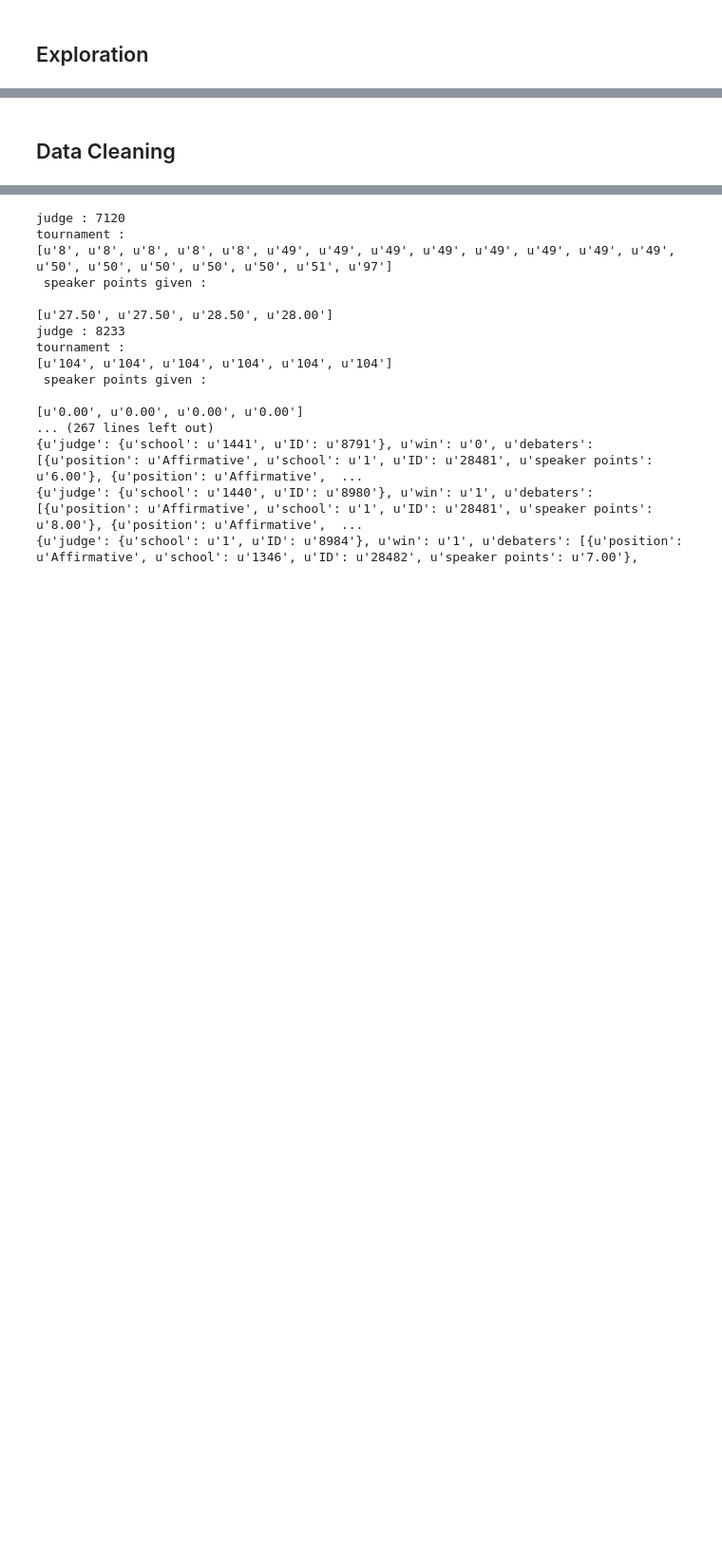
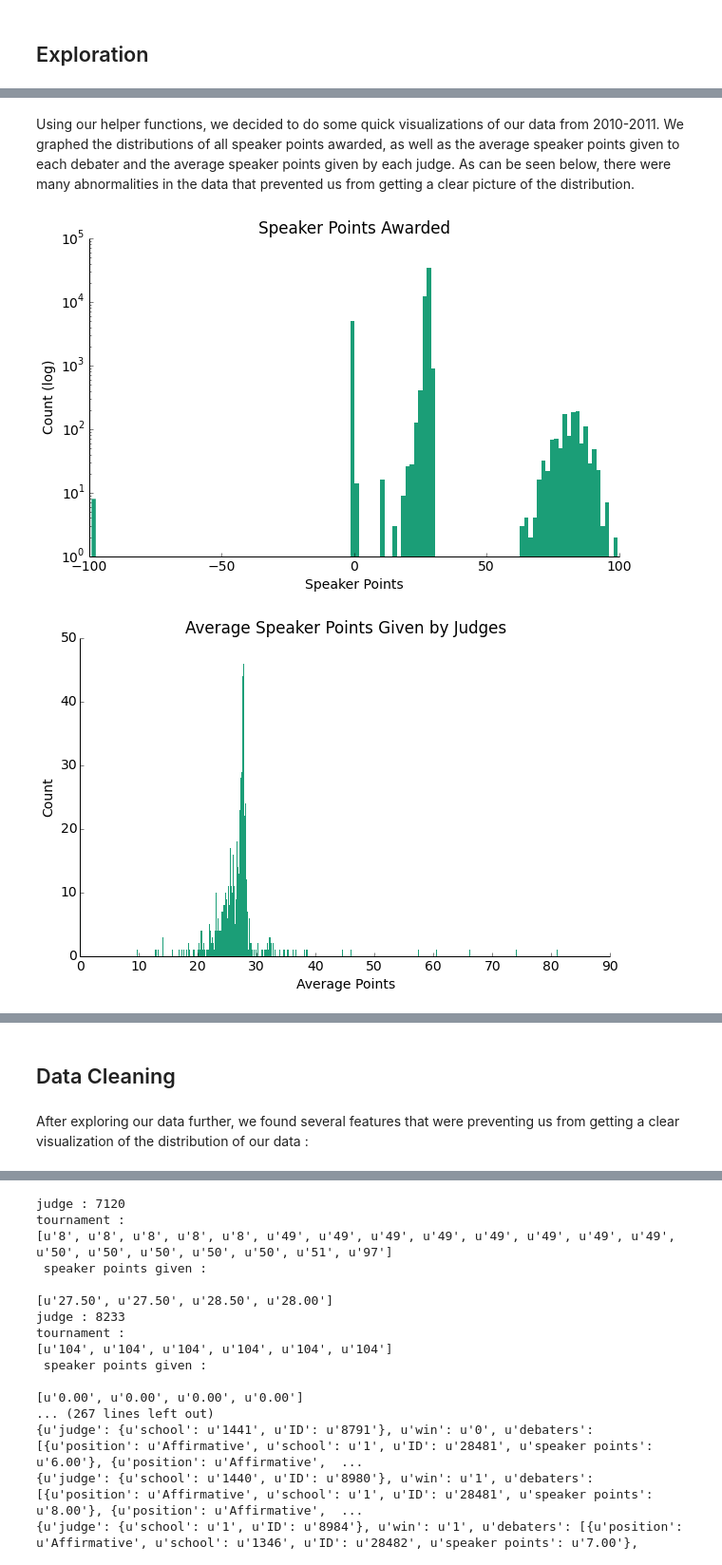
Before and after one commit to JCSchiavone/Policy-Debate-TrueScore, a Jupyter notebook: CS109_FINAL_PROJECT_NOTEBOOK.ipynb, the cells around one changed output, grey strips where cells are left out. Shown: that part at 95% size. Drawn from its saved outputs; the diff is of its cells as text; code cells hidden in the pictures; blank space fills up the shorter version.

```diff
--- a/CS109_FINAL_PROJECT_NOTEBOOK.ipynb
+++ b/CS109_FINAL_PROJECT_NOTEBOOK.ipynb
@@ -403,0 +213,42 @@ plot_debater_means(data_2009_2010)
+# %%
+#plots a histogram of all the speaker points awarded
+def plot_speaks(df) :
+    plt.hist(list(df['speaker points']),bins = len(set(df['speaker points'])),log = True)
+    plt.ylabel('Count (log)')
+    plt.xlabel('Speaker Points')
+    plt.title('Speaker Points Awarded')
+    remove_border()
+    plt.show()
+
+#plots a histogram of the average scores awarded by each judge
+def plot_judge_means (df):
+    grouped_df = df.groupby('judge ID')
+    means = list(grouped_df.aggregate(np.mean)['speaker points'])
+    plt.hist(means,bins=len(set(means)), log=False)
+    plt.ylabel('Count')
+    plt.xlabel('Average Points')
+    plt.title('Average Speaker Points Given by Judges')
+    remove_border()
+    plt.show()
+
+#plots a histogram of the average scores awarded to each debater
+def plot_debater_means (df) :
+    grouped_df = df.groupby('debater ID')
+    means = list(grouped_df.aggregate(np.mean)['speaker points'])
+    plt.hist(means,bins=len(set(means)), log=False)
+    plt.ylabel('Count')
+    plt.xlabel('Average Points')
+    plt.title('Average Speaker Points Given to Debaters')
+    remove_border()
+    plt.show()
+# %% [markdown]
+Using our helper functions, we decided to do some quick visualizations of our data from 2010-2011. We graphed the distributions of all speaker points awarded, as well as the average speaker points given to each debater and the average speaker points given by each judge. As can be seen below, there were many abnormalities in the data that prevented us from getting a clear picture of the distribution.
+# %%
+plot_speaks(df_2010_2011)
+plt.plot()
+plot_judge_means(df_2010_2011)
+plt.plot()
+plot_debater_means(df_2010_2011)
+# %% [output]
+[figure, added]
+[figure, added]
@@ -404,2 +256,4 @@ plot_debater_means(data_2009_2010)
 # %% [markdown]
 ## Data Cleaning
+# %% [markdown]
+After exploring our data further, we found several features that were preventing us from getting a clear visualization of the distribution of our data :
```
Also changed, not shown: parts of 59 cells of this notebook.
